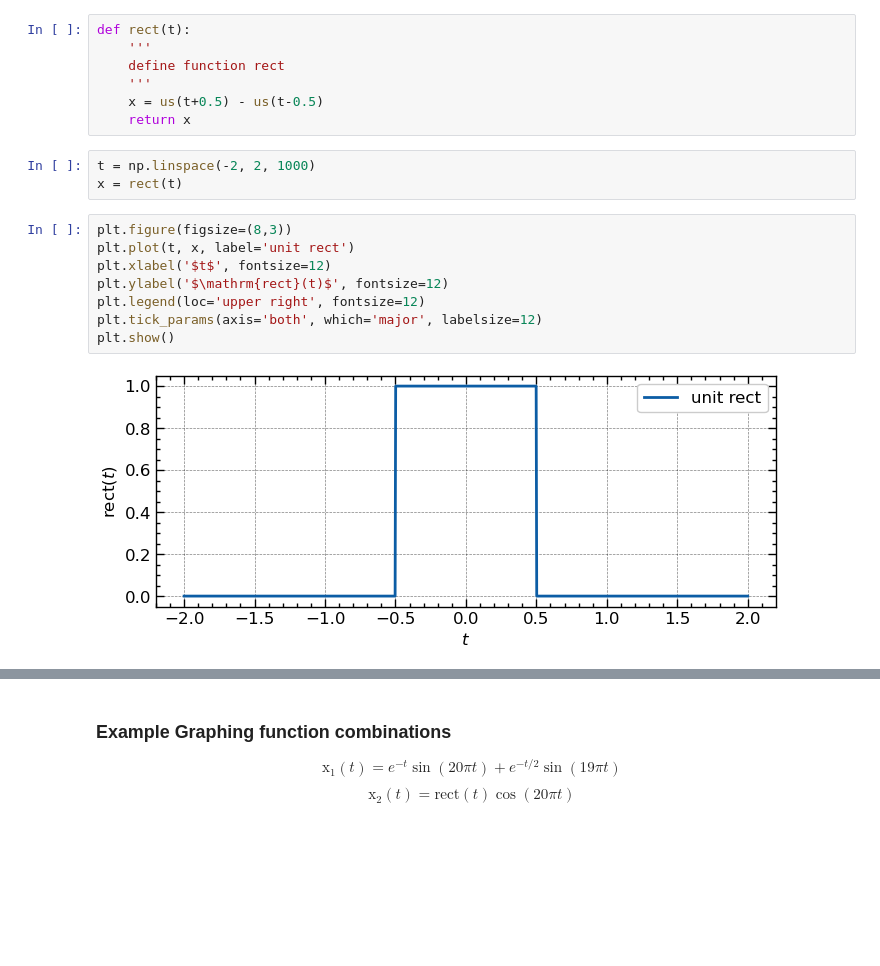
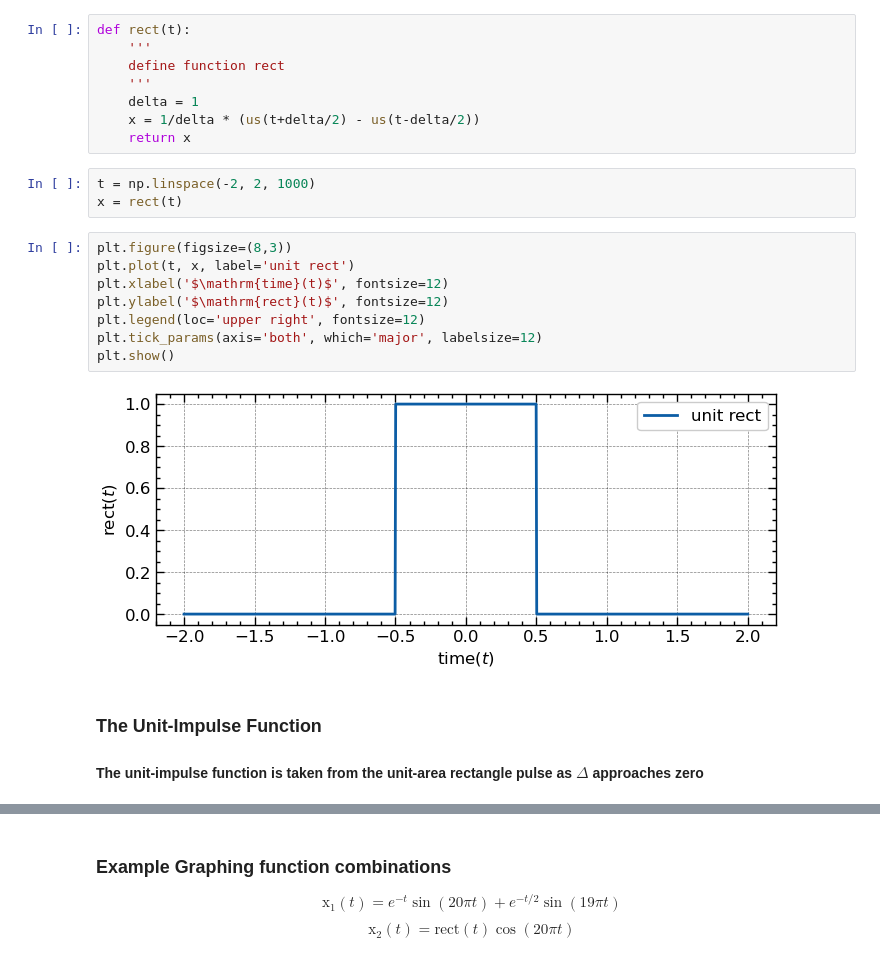
Before and after one commit to mshong/signals_systems, a Jupyter notebook: 01_Continuous Signals.ipynb, the cells around one changed output, grey strips where cells are left out. Drawn from its saved outputs; the diff is of its cells as text; blank space fills up the shorter version.

Commit message:
add impulse function

```diff
--- a/01_Continuous Signals.ipynb
+++ b/01_Continuous Signals.ipynb
@@ -97,7 +99,8 @@ def rect(t):
     '''
     define function rect
     '''
-    x = us(t+0.5) - us(t-0.5)
+    delta = 1
+    x = 1/delta * (us(t+delta/2) - us(t-delta/2))
     return x
 # %%
 t = np.linspace(-2, 2, 1000)
@@ -105,10 +108,13 @@ x = rect(t)
 # %%
 plt.figure(figsize=(8,3))
 plt.plot(t, x, label='unit rect')
-plt.xlabel('$t$', fontsize=12)
+plt.xlabel('$\mathrm{time}(t)$', fontsize=12)
 plt.ylabel('$\mathrm{rect}(t)$', fontsize=12)
 plt.legend(loc='upper right', fontsize=12)
 plt.tick_params(axis='both', which='major', labelsize=12)
 plt.show()
 # %% [output]
-[figure, old version]
+[figure, new version]
+# %% [markdown]
+### The Unit-Impulse Function
+#### The unit-impulse function is taken from the unit-area rectangle pulse as $\Delta$ approaches zero
```
Also changed, not shown: parts of 10 cells of this notebook.
